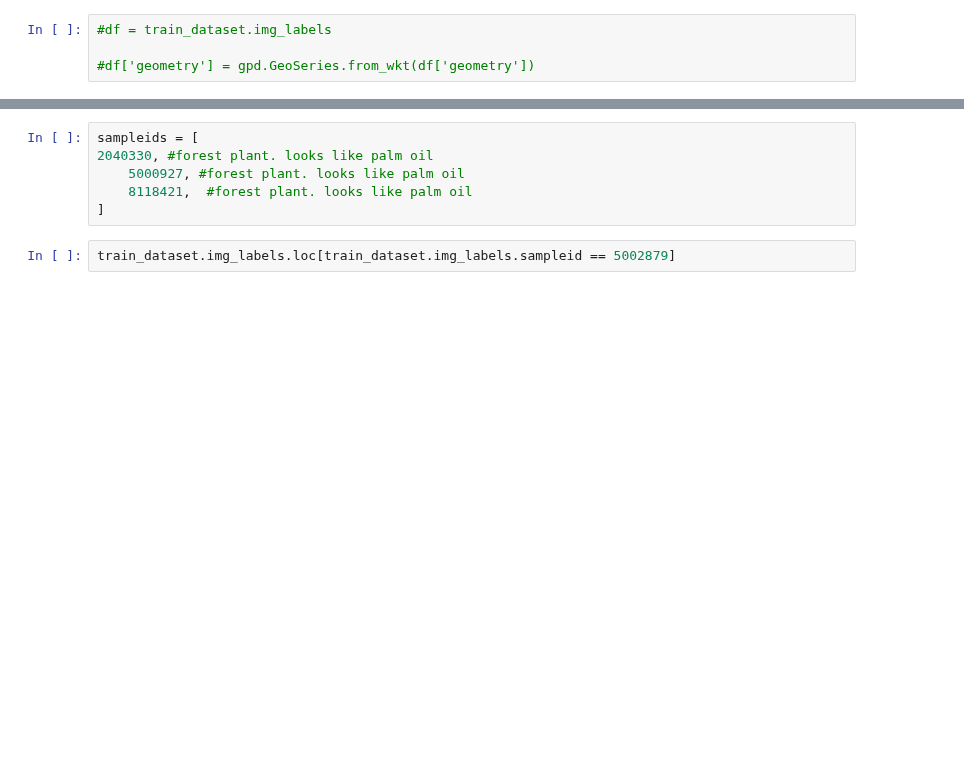
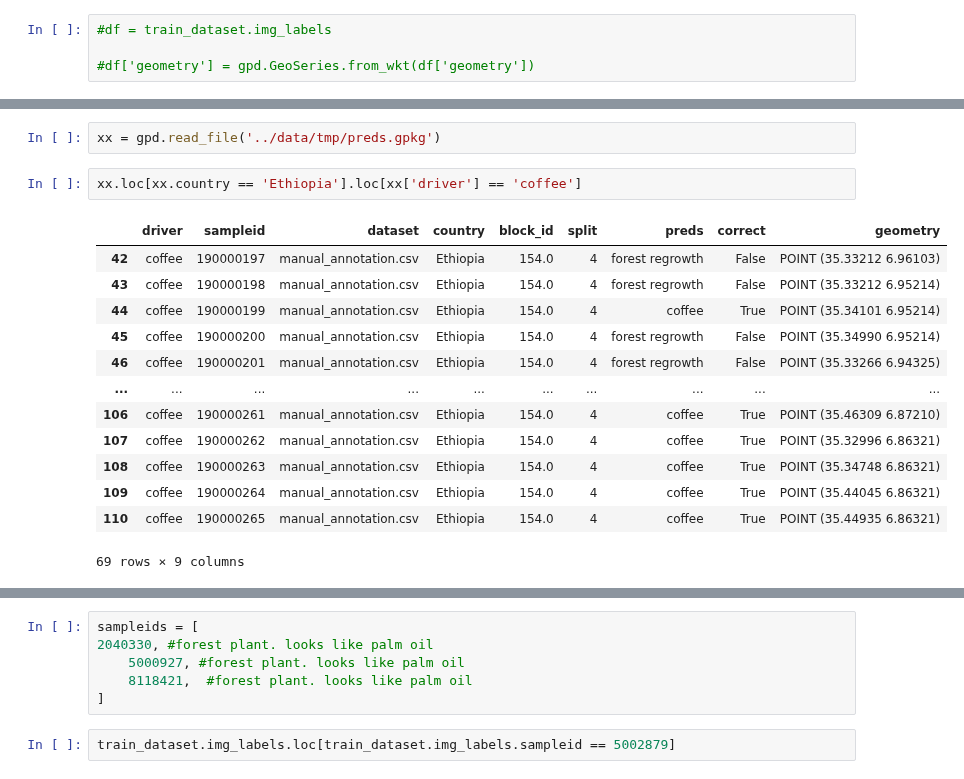
Before and after one commit to janpisl/location-encoding, a Jupyter notebook: notebooks/visualize_data.ipynb, the cells around one changed output, grey strips where cells are left out. Cells and saved outputs as stored; diff of their text form; blank space fills up the shorter version.

```diff
--- a/notebooks/visualize_data.ipynb
+++ b/notebooks/visualize_data.ipynb
@@ -60,0 +93,18 @@ def plot_images(data, label):
+# %%
+xx = gpd.read_file('../data/tmp/preds.gpkg')
+# %%
+xx.loc[xx.country == 'Ethiopia'].loc[xx['driver'] == 'coffee']
+# %% [output]
+|  | driver | sampleid | dataset | country | block_id | split | preds | correct | geometry |
+| 42 | coffee | 190000197 | manual_annotation.csv | Ethiopia | 154.0 | 4 | forest regrowth | False | POINT (35.33212 6.96103) |
+| 43 | coffee | 190000198 | manual_annotation.csv | Ethiopia | 154.0 | 4 | forest regrowth | False | POINT (35.33212 6.95214) |
+| 44 | coffee | 190000199 | manual_annotation.csv | Ethiopia | 154.0 | 4 | coffee | True | POINT (35.34101 6.95214) |
+| 45 | coffee | 190000200 | manual_annotation.csv | Ethiopia | 154.0 | 4 | forest regrowth | False | POINT (35.34990 6.95214) |
+| 46 | coffee | 190000201 | manual_annotation.csv | Ethiopia | 154.0 | 4 | forest regrowth | False | POINT (35.33266 6.94325) |
+| ... | ... | ... | ... | ... | ... | ... | ... | ... | ... |
+| 106 | coffee | 190000261 | manual_annotation.csv | Ethiopia | 154.0 | 4 | coffee | True | POINT (35.46309 6.87210) |
+| 107 | coffee | 190000262 | manual_annotation.csv | Ethiopia | 154.0 | 4 | coffee | True | POINT (35.32996 6.86321) |
+| 108 | coffee | 190000263 | manual_annotation.csv | Ethiopia | 154.0 | 4 | coffee | True | POINT (35.34748 6.86321) |
+| 109 | coffee | 190000264 | manual_annotation.csv | Ethiopia | 154.0 | 4 | coffee | True | POINT (35.44045 6.86321) |
+| 110 | coffee | 190000265 | manual_annotation.csv | Ethiopia | 154.0 | 4 | coffee | True | POINT (35.44935 6.86321) |
+69 rows × 9 columns
```
Also changed, not shown: parts of 10 cells of this notebook, 13 other files.
